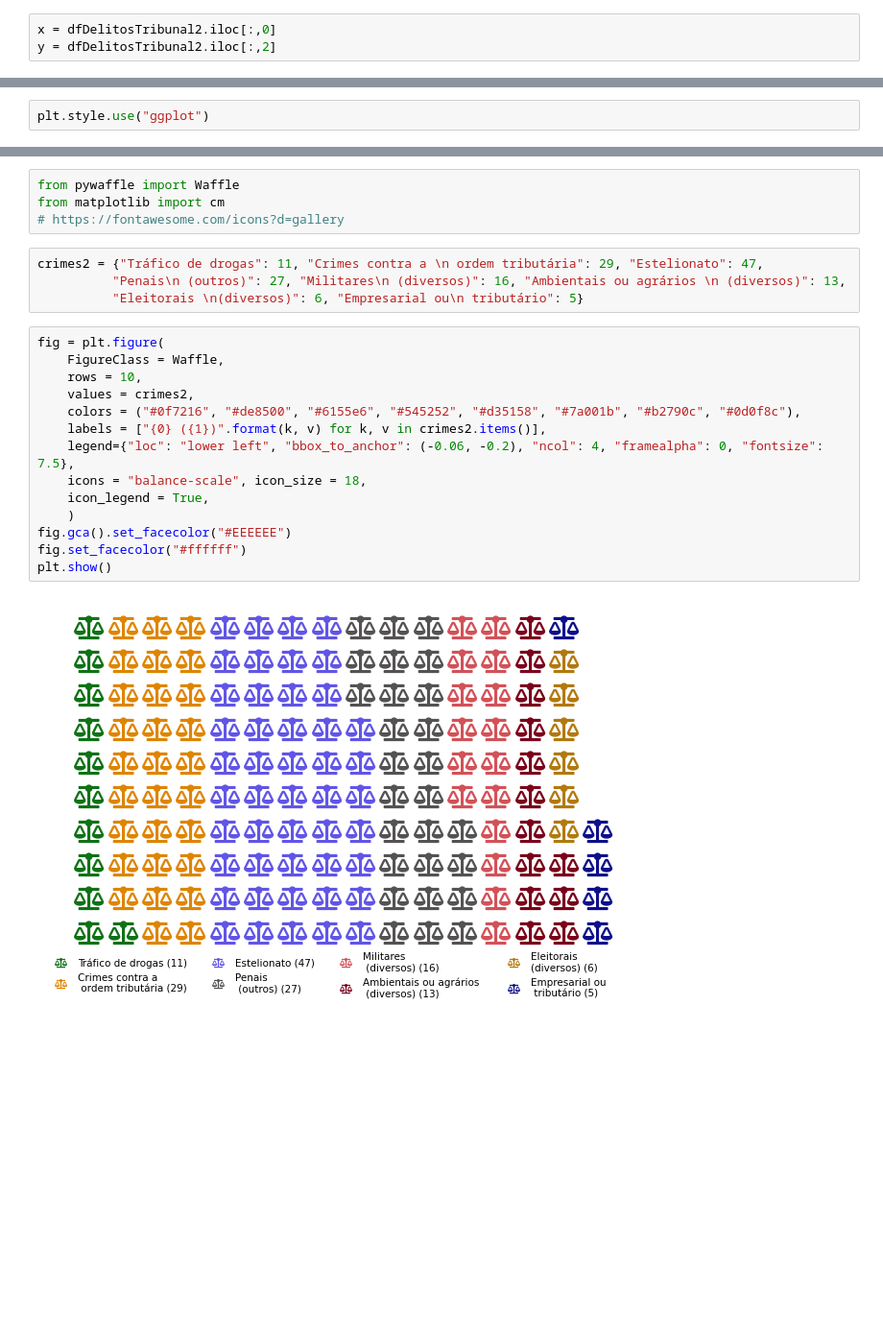
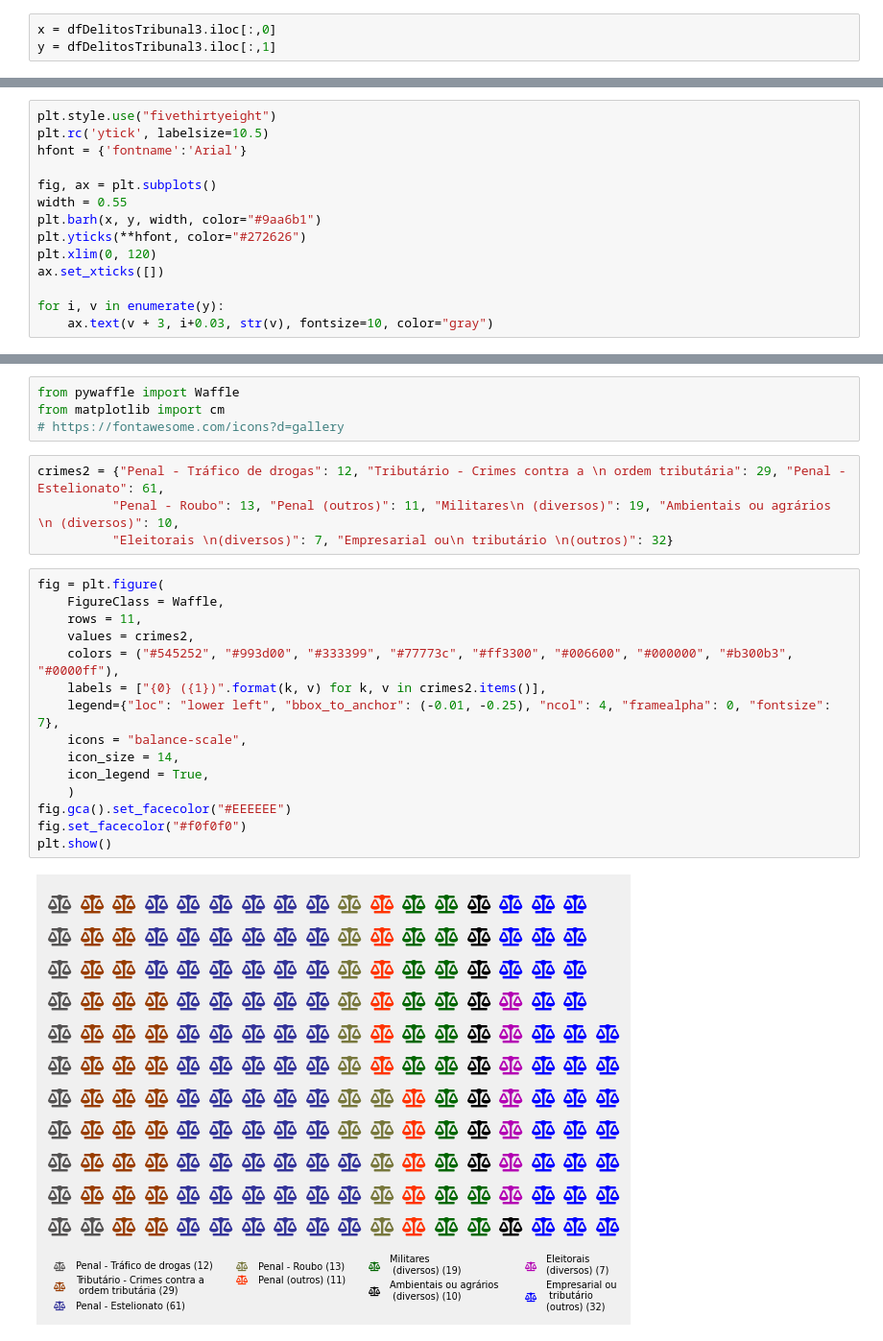
Before and after one commit to fernandovieira1/Conaci, a Jupyter notebook: compilacaoJulgados.ipynb, the cells around one changed output, grey strips where cells are left out. Shown at 96% size. Cells and saved outputs as stored; diff of their text form; blank space fills up the shorter version.

```diff
--- a/compilacaoJulgados.ipynb
+++ b/compilacaoJulgados.ipynb
@@ -194,7 +206,5 @@ dfDelitosTribunal3
 # %%
-x = dfDelitosTribunal2.iloc[:,0]
-y = dfDelitosTribunal2.iloc[:,2]
+x = dfDelitosTribunal3.iloc[:,0]
+y = dfDelitosTribunal3.iloc[:,1]
 # %%
 plt.rcdefaults()
-# %%
-plt.style.use("ggplot")
@@ -217,0 +215,14 @@ plt.savefig("/Users/fernandovieira/Desktop/test_dpi_500.png", dpi = 500)
+# %%
+plt.style.use("fivethirtyeight")
+plt.rc('ytick', labelsize=10.5)
+hfont = {'fontname':'Arial'}
+
+fig, ax = plt.subplots()
+width = 0.55
+plt.barh(x, y, width, color="#9aa6b1")
+plt.yticks(**hfont, color="#272626")
+plt.xlim(0, 120)
+ax.set_xticks([])
+
+for i, v in enumerate(y):
+    ax.text(v + 3, i+0.03, str(v), fontsize=10, color="gray")
@@ -252,22 +266,23 @@ from pywaffle import Waffle
 from matplotlib import cm
 # https://fontawesome.com/icons?d=gallery
 # %%
-crimes2 = {"Tráfico de drogas": 11, "Crimes contra a \n ordem tributária": 29, "Estelionato": 47,
-          "Penais\n (outros)": 27, "Militares\n (diversos)": 16, "Ambientais ou agrários \n (diversos)": 13,
-          "Eleitorais \n(diversos)": 6, "Empresarial ou\n tributário": 5}
+crimes2 = {"Penal - Tráfico de drogas": 12, "Tributário - Crimes contra a \n ordem tributária": 29, "Penal - Estelionato": 61,
+          "Penal - Roubo": 13, "Penal (outros)": 11, "Militares\n (diversos)": 19, "Ambientais ou agrários \n (diversos)": 10,
+          "Eleitorais \n(diversos)": 7, "Empresarial ou\n tributário \n(outros)": 32}
 # %%
 fig = plt.figure(
 	FigureClass = Waffle,
-    rows = 10,
+    rows = 11,
     values = crimes2,
-    colors = ("#0f7216", "#de8500", "#6155e6", "#545252", "#d35158", "#7a001b", "#b2790c", "#0d0f8c"),
+    colors = ("#545252", "#993d00", "#333399", "#77773c", "#ff3300", "#006600", "#000000", "#b300b3", "#0000ff"),
     labels = ["{0} ({1})".format(k, v) for k, v in crimes2.items()],
-    legend={"loc": "lower left", "bbox_to_anchor": (-0.06, -0.2), "ncol": 4, "framealpha": 0, "fontsize": 7.5},
-    icons = "balance-scale", icon_size = 18,
+    legend={"loc": "lower left", "bbox_to_anchor": (-0.01, -0.25), "ncol": 4, "framealpha": 0, "fontsize": 7},
+    icons = "balance-scale",
+    icon_size = 14,
     icon_legend = True,
 	)
 fig.gca().set_facecolor("#EEEEEE")
-fig.set_facecolor("#ffffff")
+fig.set_facecolor("#f0f0f0")
 plt.show()
 # %% [output]
-[figure, old version]
+[figure, new version]
```
Also changed, not shown: parts of 29 cells of this notebook, 2 other files.
